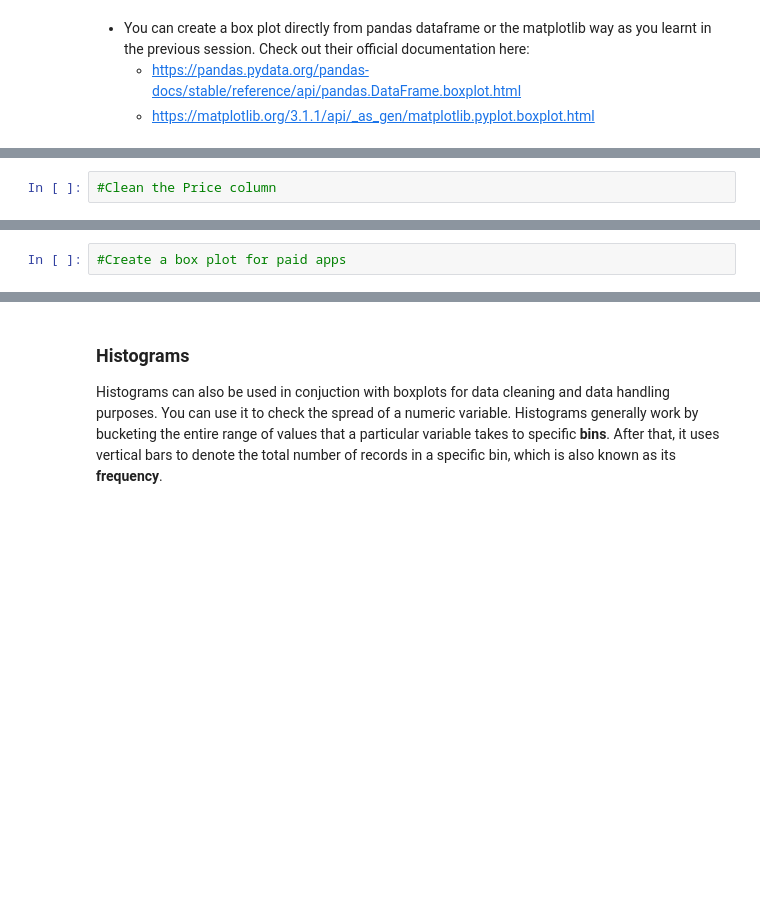
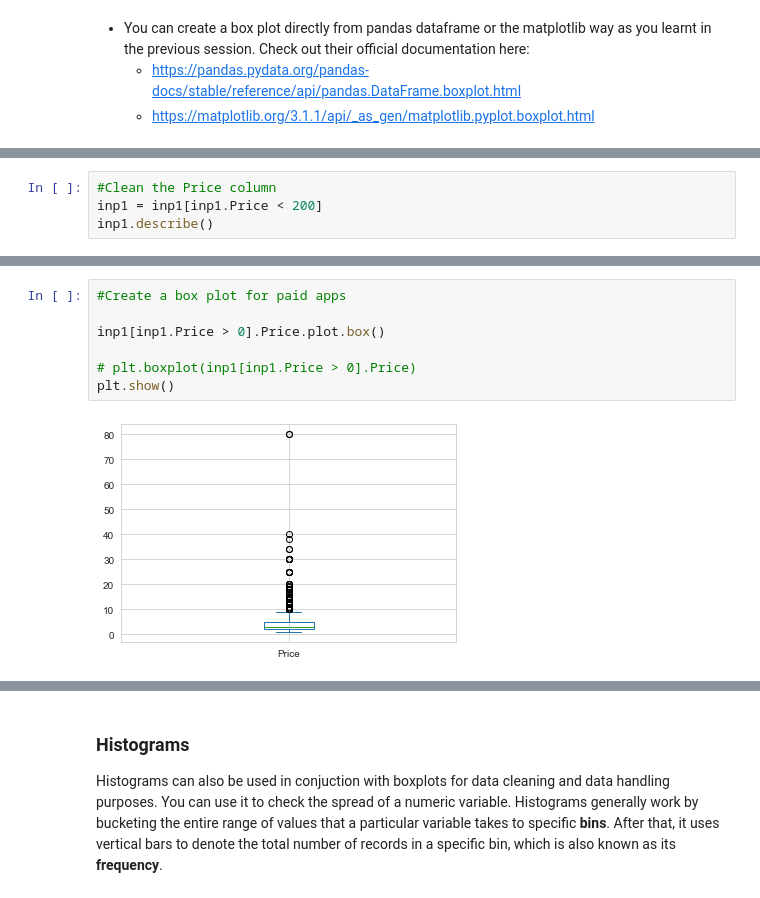
Before and after one commit to tuannguyen-itit/gg_playstore, a Jupyter notebook: Data Visualisation in Python - Case Study.ipynb, the cells around one changed output, grey strips where cells are left out. Cells and saved outputs as stored; diff of their text form; blank space fills up the shorter version.

```diff
--- a/Data Visualisation in Python - Case Study.ipynb
+++ b/Data Visualisation in Python - Case Study.ipynb
@@ -409,2 +446,4 @@ Using a box plot you can identify the outliers as follows:
 # %%
 #Clean the Price column
+inp1 = inp1[inp1.Price < 200]
+inp1.describe()
@@ -411,4 +460,11 @@ Using a box plot you can identify the outliers as follows:
 # %%
 #Create a box plot for paid apps
+
+inp1[inp1.Price > 0].Price.plot.box()
+
+# plt.boxplot(inp1[inp1.Price > 0].Price)
+plt.show()
+# %% [output]
+[figure, added]
 # %%
 #Check the apps with price more than 30
```
Also changed, not shown: parts of 83 cells of this notebook.
